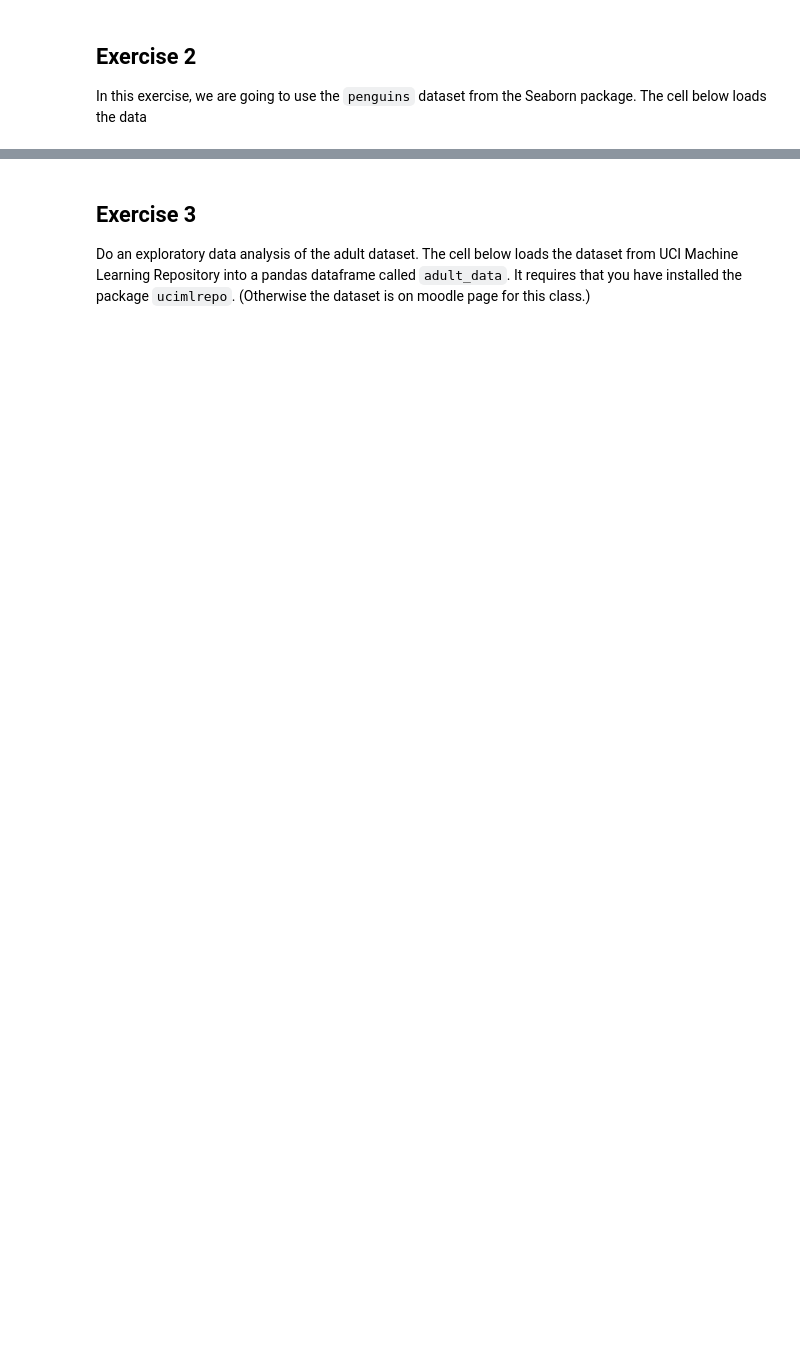
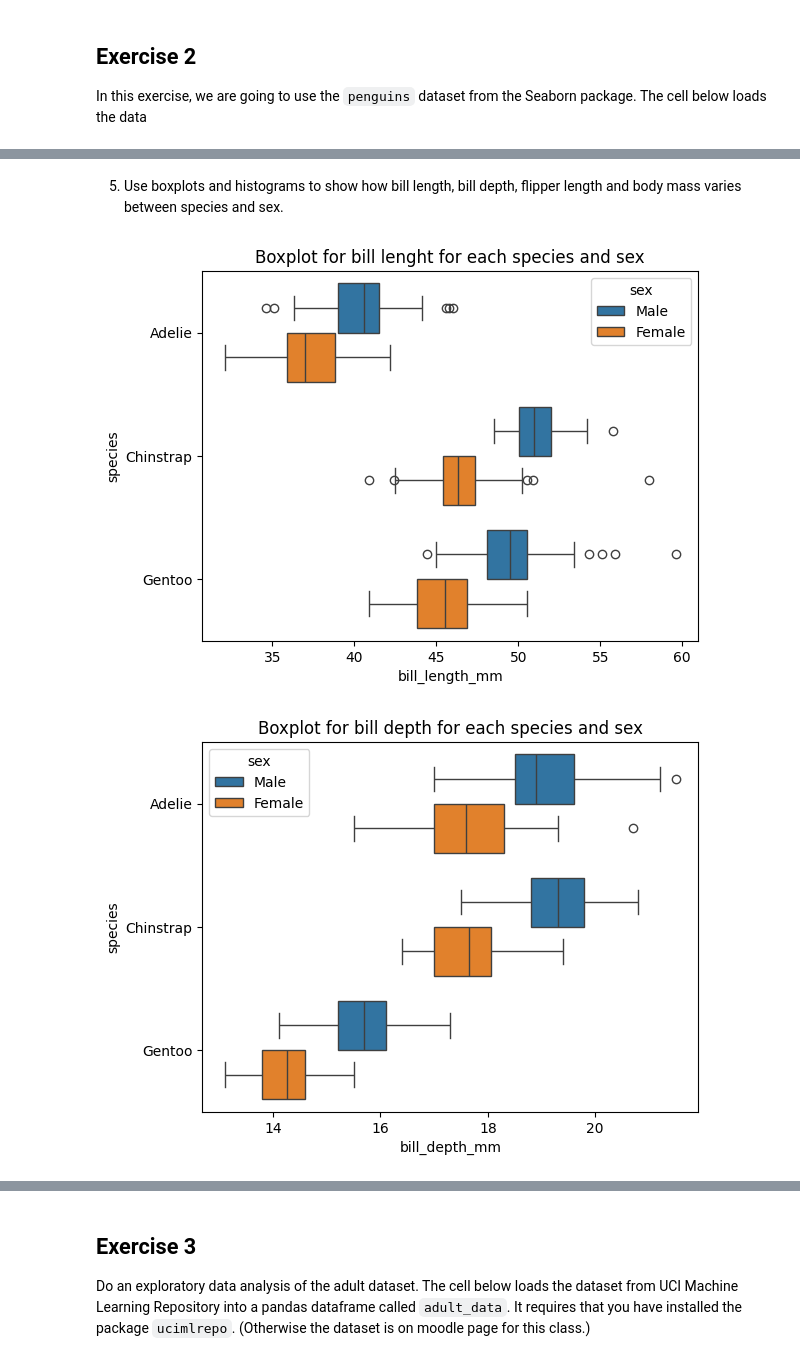
Before and after one commit to nikolajkring/Data-Things---Sem-2, a Jupyter notebook: 2) Data transformation and exploratory data analysis/Exercises in DT and EDA.ipynb, the cells around one changed output, grey strips where cells are left out. Cells and saved outputs as stored; diff of their text form; code cells hidden in the pictures; blank space fills up the shorter version.

```diff
--- a/2) Data transformation and exploratory data analysis/Exercises in DT and EDA.ipynb
+++ b/2) Data transformation and exploratory data analysis/Exercises in DT and EDA.ipynb
@@ -79,17 +110,21 @@ plt.show()
+# %% [markdown]
+5. Use boxplots and histograms to show how bill length, bill depth, flipper length and body mass varies between species and sex.
 # %%
-# 5. Use boxplots and histograms to show how bill length, bill depth, flipper length and body mass varies between species and sex.
 sns.boxplot(x='bill_length_mm', y='species', data=penguins_data, hue='sex')
 plt.title('Boxplot for bill lenght for each species and sex')
 plt.show()
 
 sns.boxplot(x='bill_depth_mm', y='species', data=penguins_data, hue='sex')
 plt.title('Boxplot for bill depth for each species and sex')
 plt.show()
 
-sns.histplot(x='flipper_length_mm', y='species', data=penguins_data, hue='sex')
+sns.histplot(x='flipper_length_mm', data=penguins_data, hue='sex')
 plt.title('Histogram for flipper lenght for each species and sex')
 plt.show()
 
-sns.histplot(x='body_mass_g', y='species', data=penguins_data, hue='sex')
+sns.histplot(x='body_mass_g', data=penguins_data, hue='sex')
 plt.title('Histogram for body mass for each species and sex')
 plt.show()
+# %% [output]
+[figure, added]
+[figure, added]
```
Also changed, not shown: parts of 15 cells of this notebook, 1 other file.
